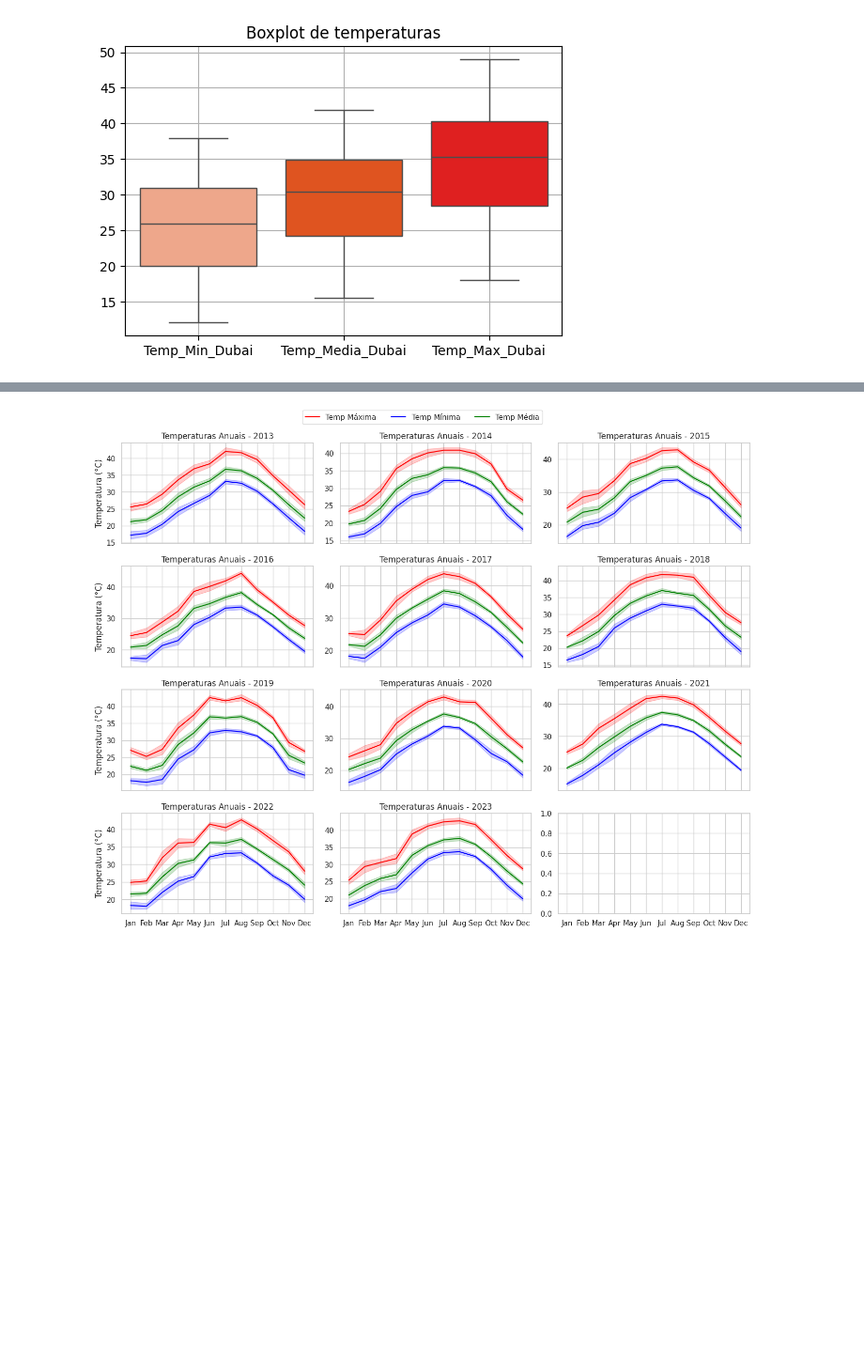
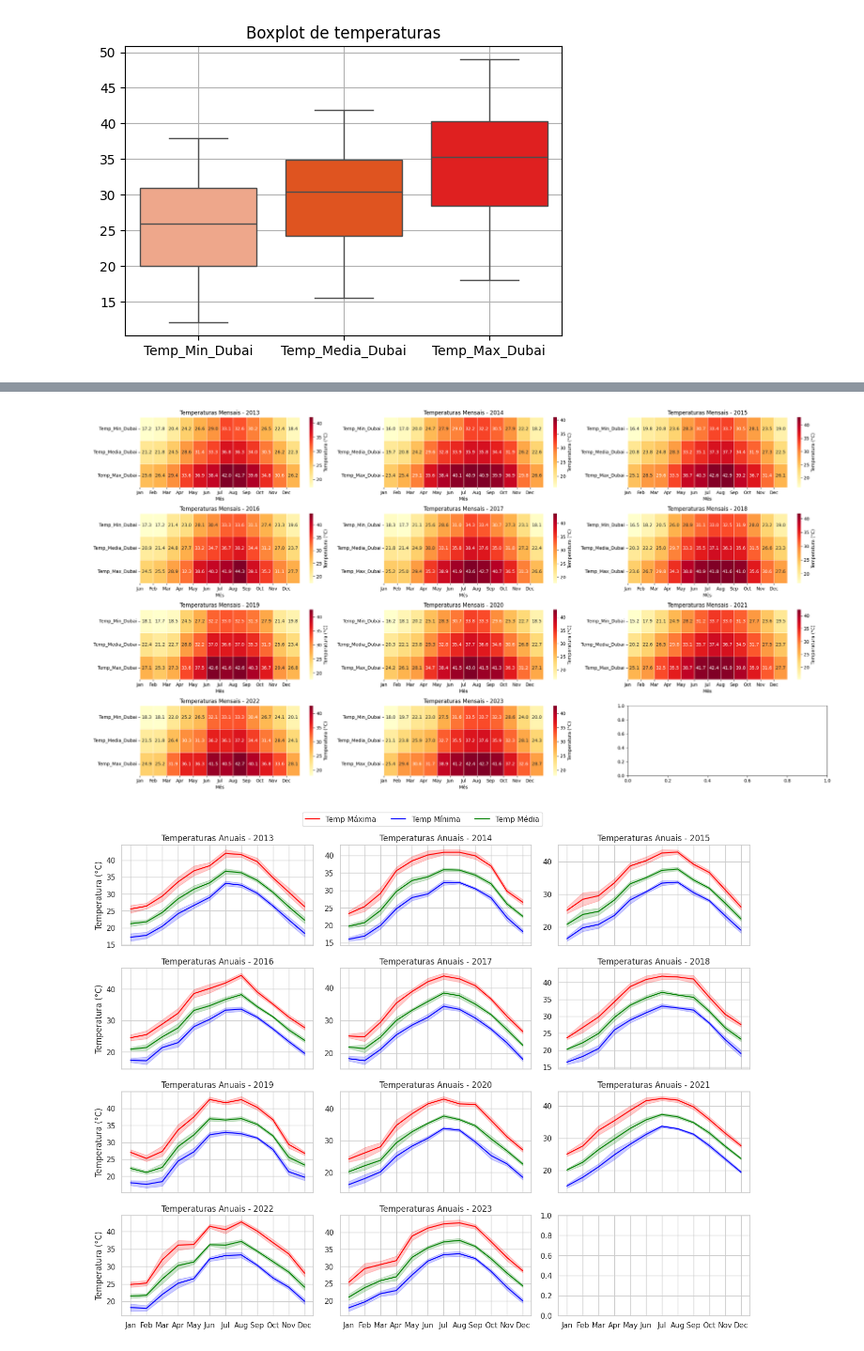
Before and after one commit to CarolBw/Projeto-MVP-Engenharia-de-Dados-PUC-RJ, a Jupyter notebook: Projeto_MVP_Engenharia_de_Dados.ipynb, the cells around one changed output, grey strips where cells are left out. Shown at 94% size. Drawn from its saved outputs; the diff is of its cells as text; code cells hidden in the pictures; blank space fills up the shorter version.

```diff
--- a/Projeto_MVP_Engenharia_de_Dados.ipynb
+++ b/Projeto_MVP_Engenharia_de_Dados.ipynb
@@ -809,3 +803,47 @@ visualizar_heatmap_mensal(df)
+# %%
+import matplotlib.pyplot as plt
+import seaborn as sns
+import numpy as np
+
+# Função para visualizar o heatmap das temperaturas mensais por ano em uma grade de 3 colunas
+def visualizar_heatmap_mensal(df):
+    anos = df['Ano'].unique()
+    month_abbr = {
+        1: 'Jan', 2: 'Feb', 3: 'Mar', 4: 'Apr',
+        5: 'May', 6: 'Jun', 7: 'Jul', 8: 'Aug',
+        9: 'Sep', 10: 'Oct', 11: 'Nov', 12: 'Dec'
+    }
+
+    # Calculando o número de linhas necessário para exibir os anos em 3 colunas
+    num_linhas = int(np.ceil(len(anos) / 3))
+
+    # Configurando a figura para subplots
+    fig, axs = plt.subplots(nrows=num_linhas, ncols=3, figsize=(23, 3 * num_linhas))
+
+    for i, ano in enumerate(anos):
+        row = i // 3
+        col = i % 3
+
+        df_ano = df[df['Ano'] == ano]
+        heatmap_data = df_ano.groupby('Mes')[['Temp_Min_Dubai', 'Temp_Media_Dubai', 'Temp_Max_Dubai']].mean().transpose()
+        month_names_abbr = [month_abbr[month] for month in range(1, 13)]
+
+        # Plotando o heatmap no subplot correspondente ao ano
+        sns.heatmap(heatmap_data, cmap="YlOrRd", annot=True, fmt=".1f", linewidths=.5, cbar_kws={'label': 'Temperatura (°C)'}, ax=axs[row, col])
+        axs[row, col].set_title(f'Temperaturas Mensais - {ano}')
+        axs[row, col].set_xlabel('Mês')
+        axs[row, col].set_ylabel('')
+        axs[row, col].set_xticks(range(12))
+        axs[row, col].set_xticklabels(month_names_abbr)
+
+    # Ajuste de layout para melhor espaçamento
+    plt.tight_layout()
+    plt.show()
+
+# Chamando a função para visualizar os heatmaps mensais por ano em uma grade de 3 colunas
+visualizar_heatmap_mensal(df)
+# %% [output]
+[figure, added]
 # %%
 # Função para visualizar gráficos de linha das temperaturas por ano
 def visualizar_graficos_linha(df):
```
Also changed, not shown: parts of 17 cells of this notebook.
